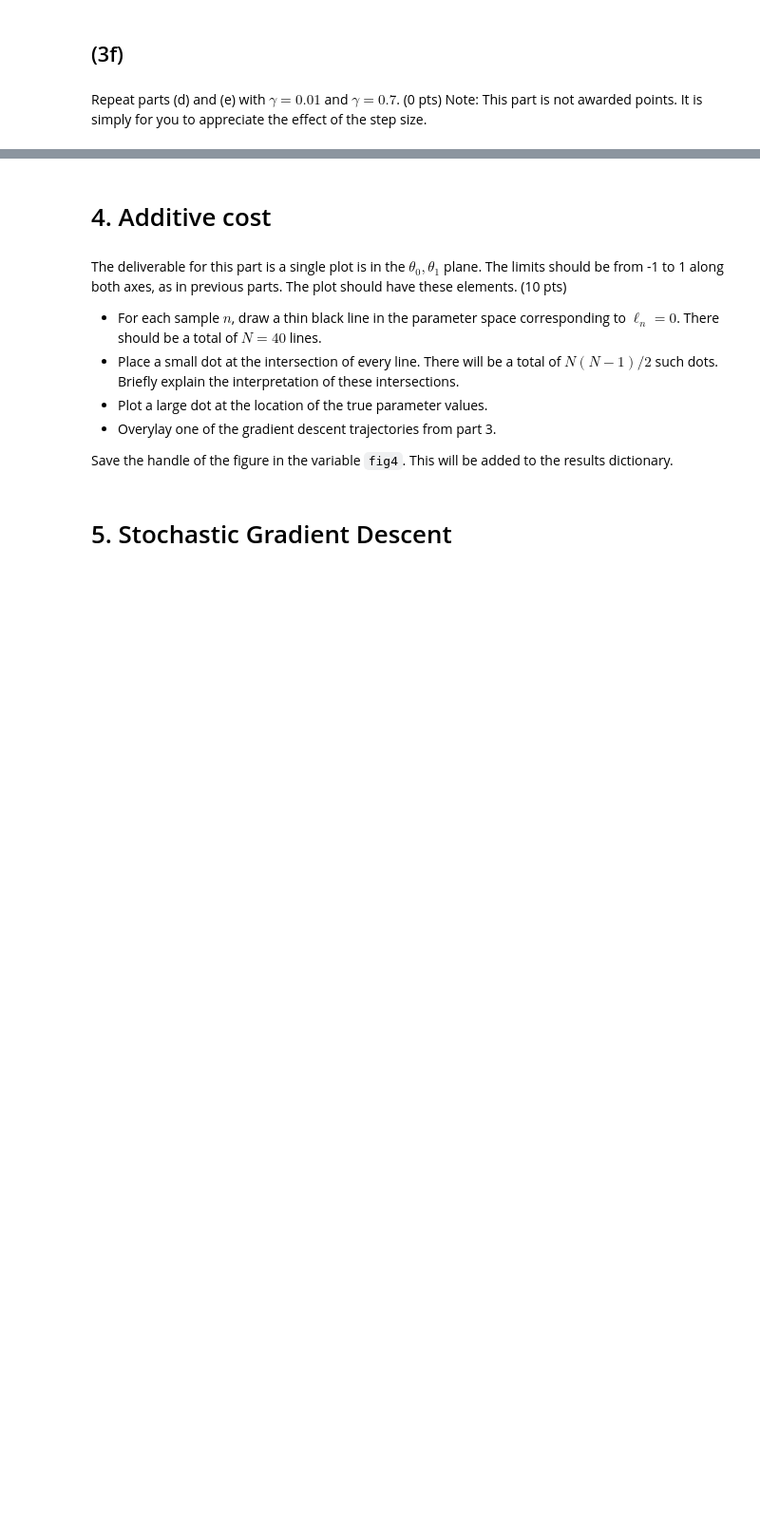
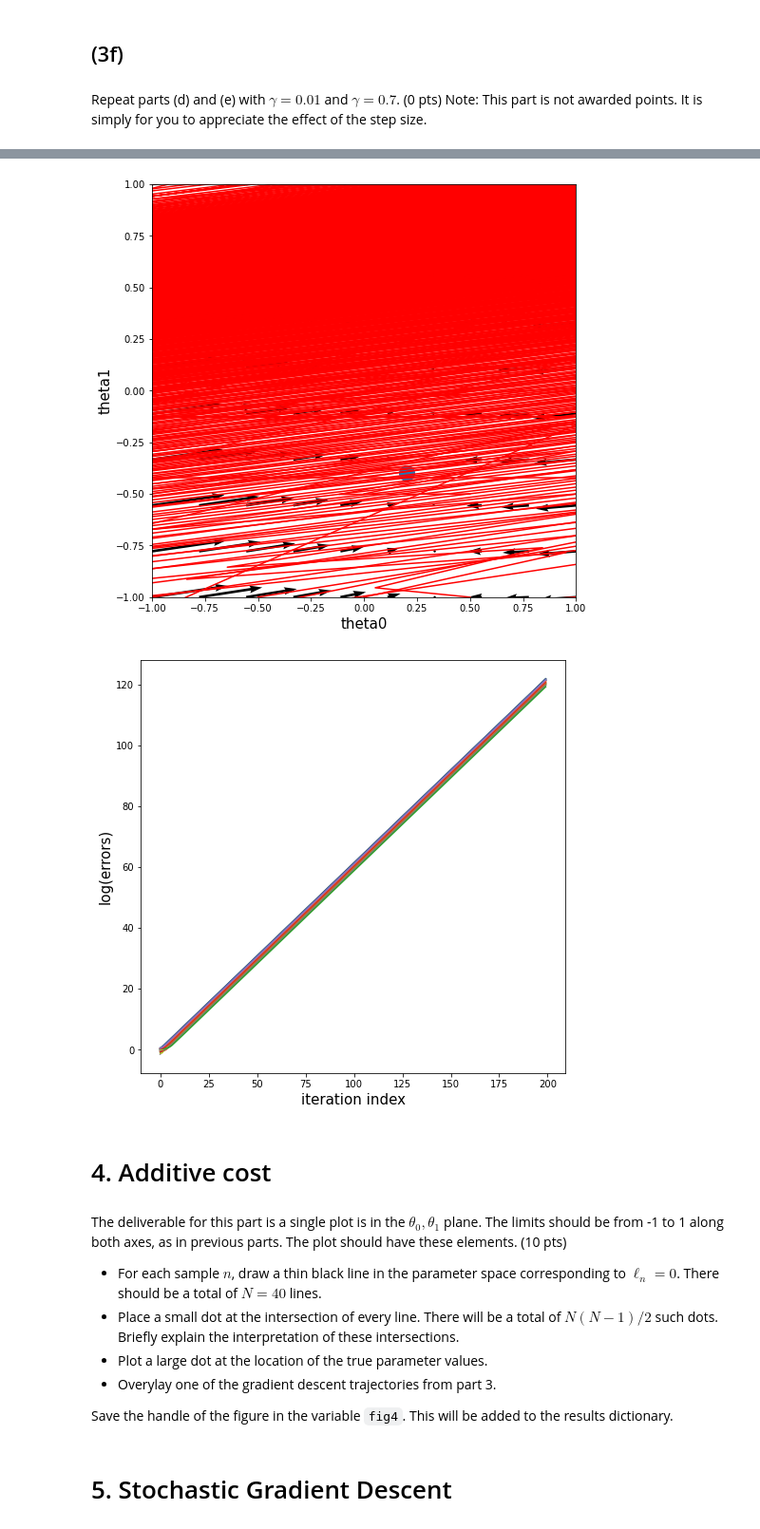
Before and after one commit to elvis0411/ME178_LabTeam, a Jupyter notebook: lab2_my solution Group 20.ipynb, the cells around one changed output, grey strips where cells are left out. Shown at 95% size. Drawn from its saved outputs; the diff is of its cells as text; code cells hidden in the pictures; blank space fills up the shorter version.

```diff
--- a/lab2_my solution Group 20.ipynb
+++ b/lab2_my solution Group 20.ipynb
@@ -353,10 +315,13 @@ result['fig_3fA_error'] = plot_error(trajectories2)
 # %%
 ################################
 # Reporting. Do not modify.#####
-trajectories3 = run_gd_on_grid(theta0_grid,theta1_grid ,K=200,gamma=0.7)
+trajectories3 = run_gd_on_grid(XYsamp,theta0_grid,theta1_grid ,K=200,gamma=0.7)
 result['fig_3fB_phase'] = plot_traj(plot_quiver(),trajectories3)
 result['fig_3fB_error'] = plot_error(trajectories3)
 ################################
+# %% [output]
+[figure, added]
+[figure, added]
 # %% [markdown]
 # 4. Additive cost
 # %% [markdown]
```
Also changed, not shown: parts of 15 cells of this notebook.
